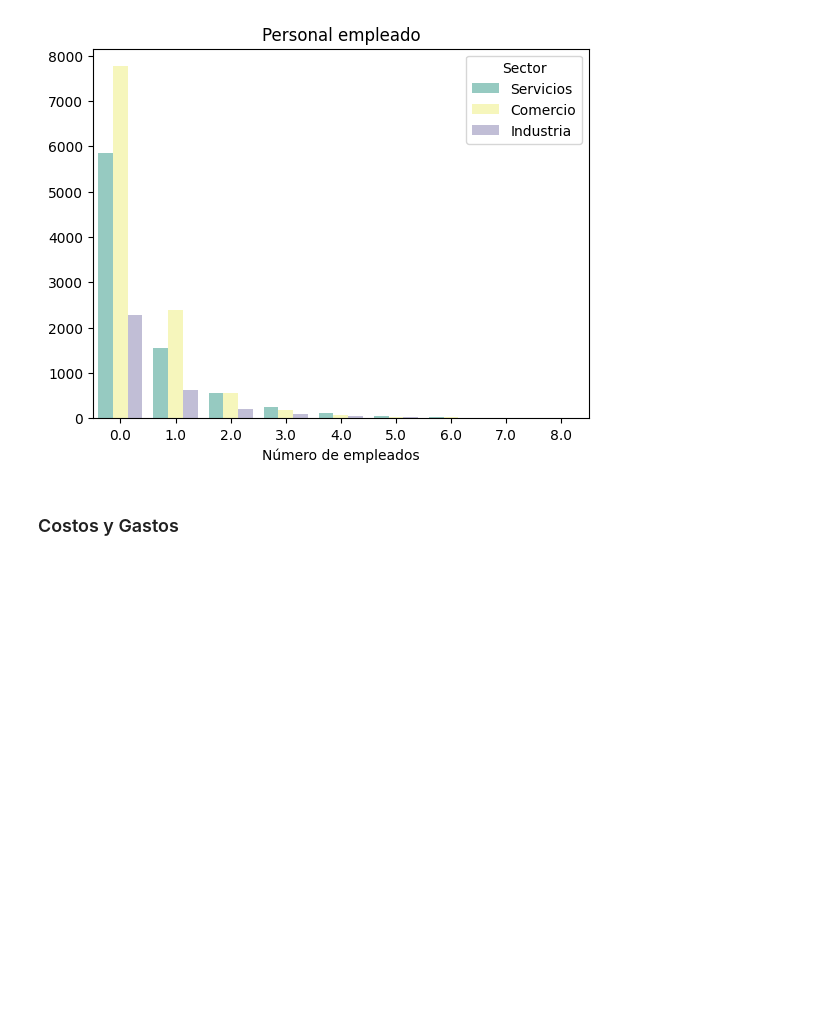
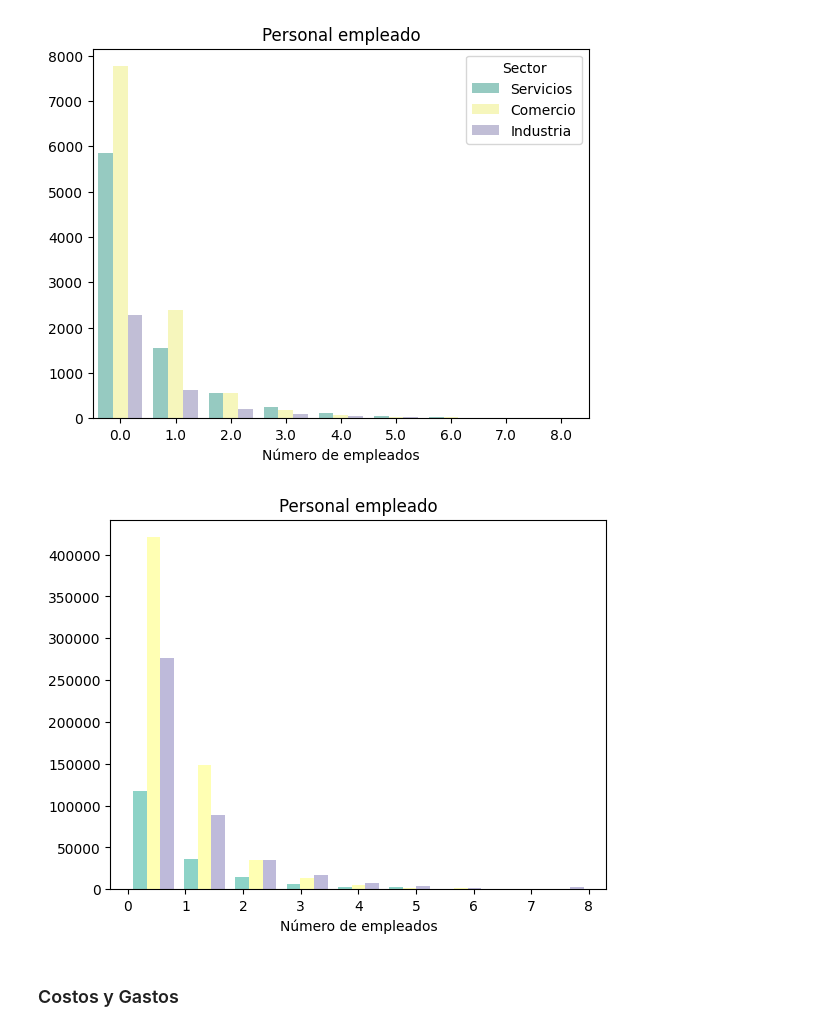
Before and after one commit to caravilaga/Repositorio_DANE, a Jupyter notebook: Descripcion emicron/Descripción emicron 22.ipynb, the cells around one changed output. Cells and saved outputs as stored; diff of their text form; code cells hidden in the pictures; blank space fills up the shorter version.

```diff
--- a/Descripcion emicron/Descripción emicron 22.ipynb
+++ b/Descripcion emicron/Descripción emicron 22.ipynb
@@ -365,6 +490,25 @@ legend = plt.legend()
 legend.set_title('Sector')
 # %% [output]
 [figure]
+# %%
+colors = [(0.5529411764705883, 0.8274509803921568, 0.7803921568627451),
+          (1.0, 1.0, 0.7019607843137254),
+          (0.7450980392156863, 0.7294117647058823, 0.8549019607843137)]
+
+plt.hist([emicron22['POTTOT'][emicron22['GRUPOS4']==2],
+          emicron22['POTTOT'][emicron22['GRUPOS4']==3],
+          emicron22['POTTOT'][emicron22['GRUPOS4']==4]], bins=9,
+          weights=[emicron22['F_EXP'][emicron22['GRUPOS4']==2],
+                   emicron22['F_EXP'][emicron22['GRUPOS4']==3],
+                   emicron22['F_EXP'][emicron22['GRUPOS4']==4]],
+                   color=colors,
+                   labels = ['','',''])
+
+plt.title("Personal empleado")
+plt.xlabel("Número de empleados")
+plt.show()
+# %% [output]
+[figure, added]
 # %% [markdown]
 ### Costos y Gastos
 # %%
```
Also changed, not shown: parts of 24 cells of this notebook, 2 other files.
